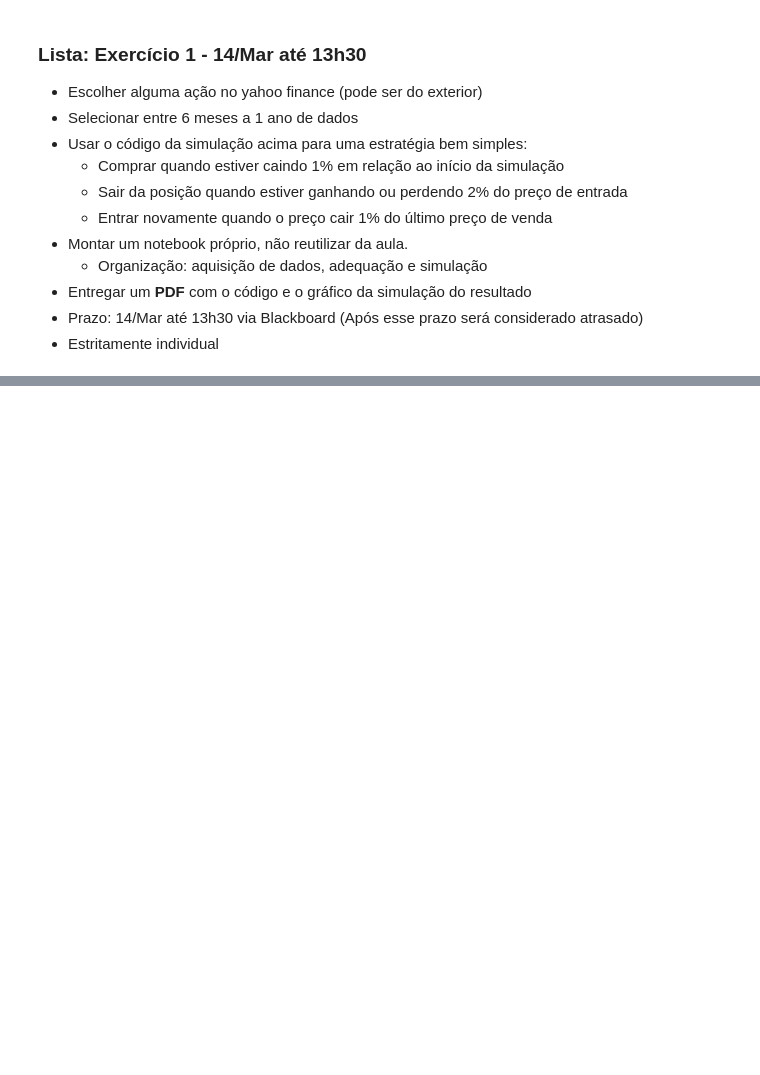
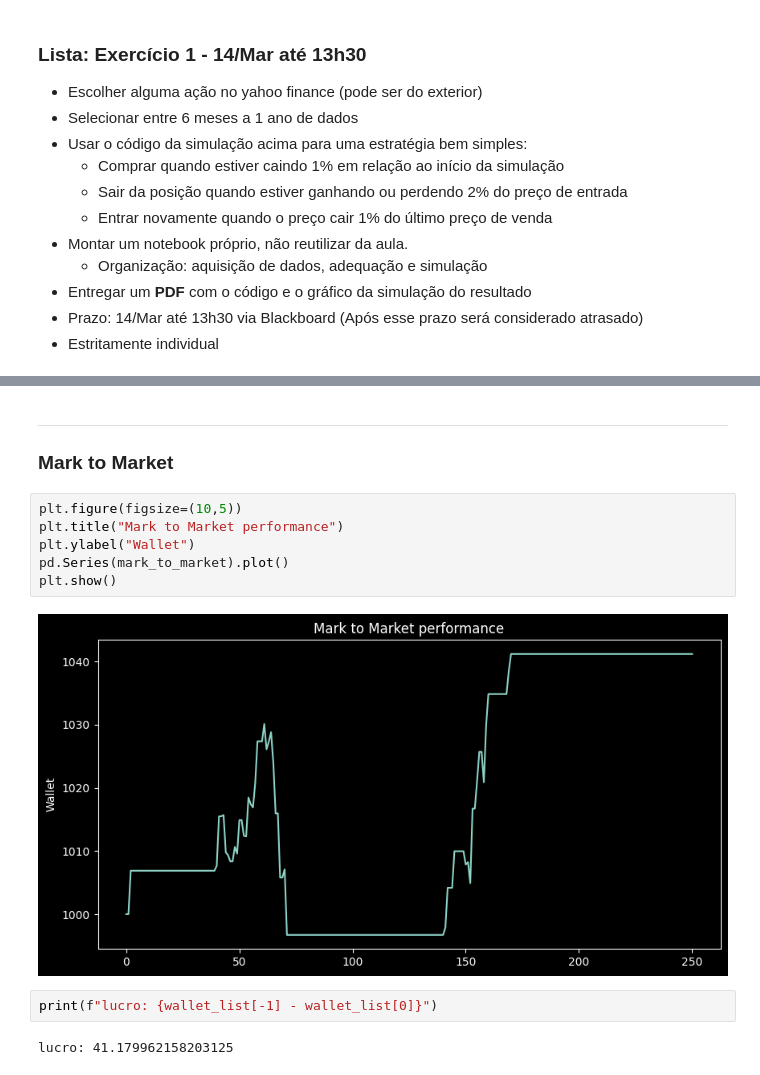
Before and after one commit to AntonioFuziy/algotrading, a Jupyter notebook: Entrega1/Ex1.ipynb, the cells around one changed output, grey strips where cells are left out. Saved outputs shown, nothing was run; the diff lists cells and outputs as text; blank space fills up the shorter version.

```diff
--- a/Entrega1/Ex1.ipynb
+++ b/Entrega1/Ex1.ipynb
@@ -155,0 +121,16 @@ plt.show()
+# %% [markdown]
+___
+
+### Mark to Market
+# %%
+plt.figure(figsize=(10,5))
+plt.title("Mark to Market performance")
+plt.ylabel("Wallet")
+pd.Series(mark_to_market).plot()
+plt.show()
+# %% [output]
+[figure, added]
+# %%
+print(f"lucro: {wallet_list[-1] - wallet_list[0]}")
+# %% [output]
+lucro: 41.179962158203125
```
Also changed, not shown: parts of 13 cells of this notebook.
